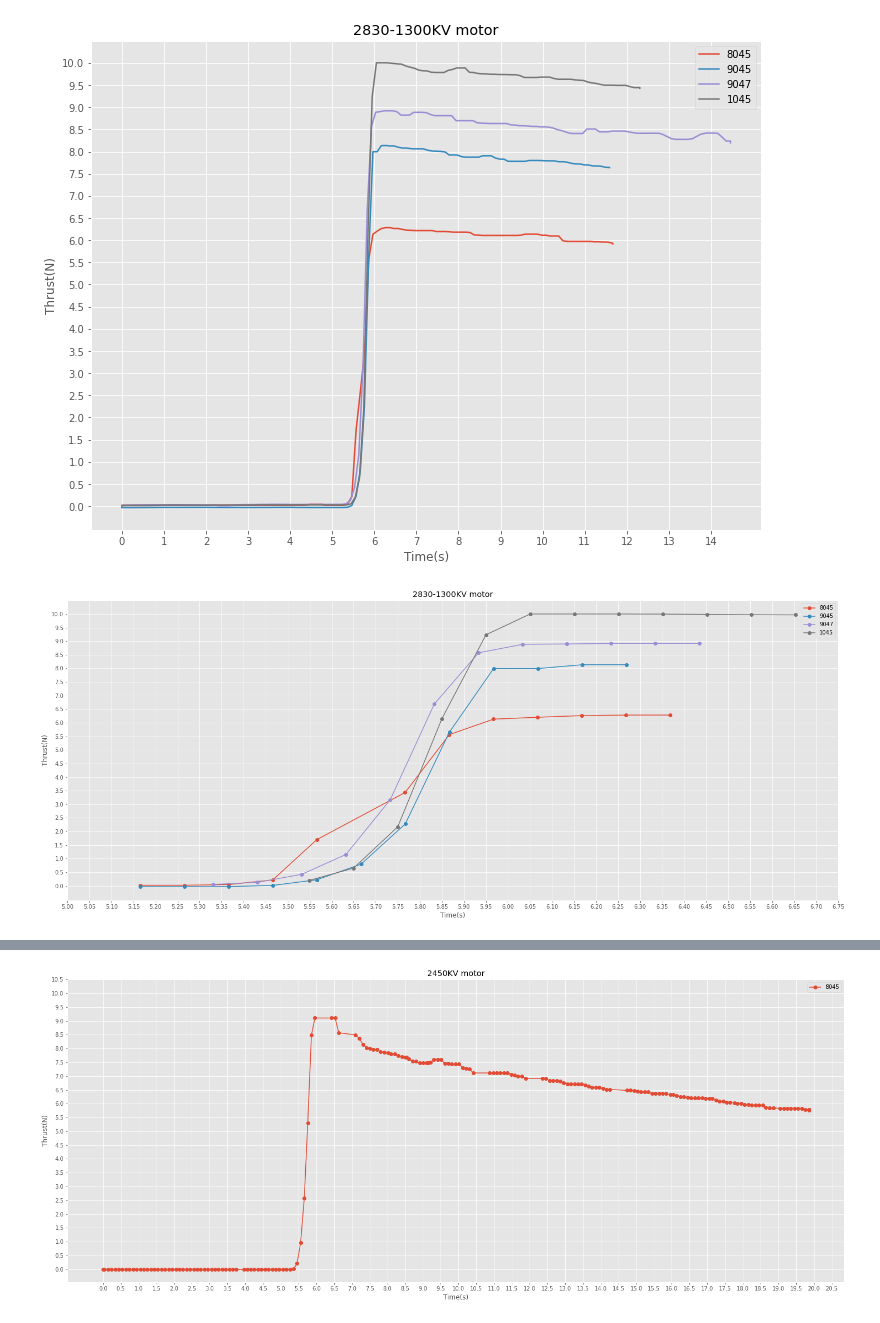
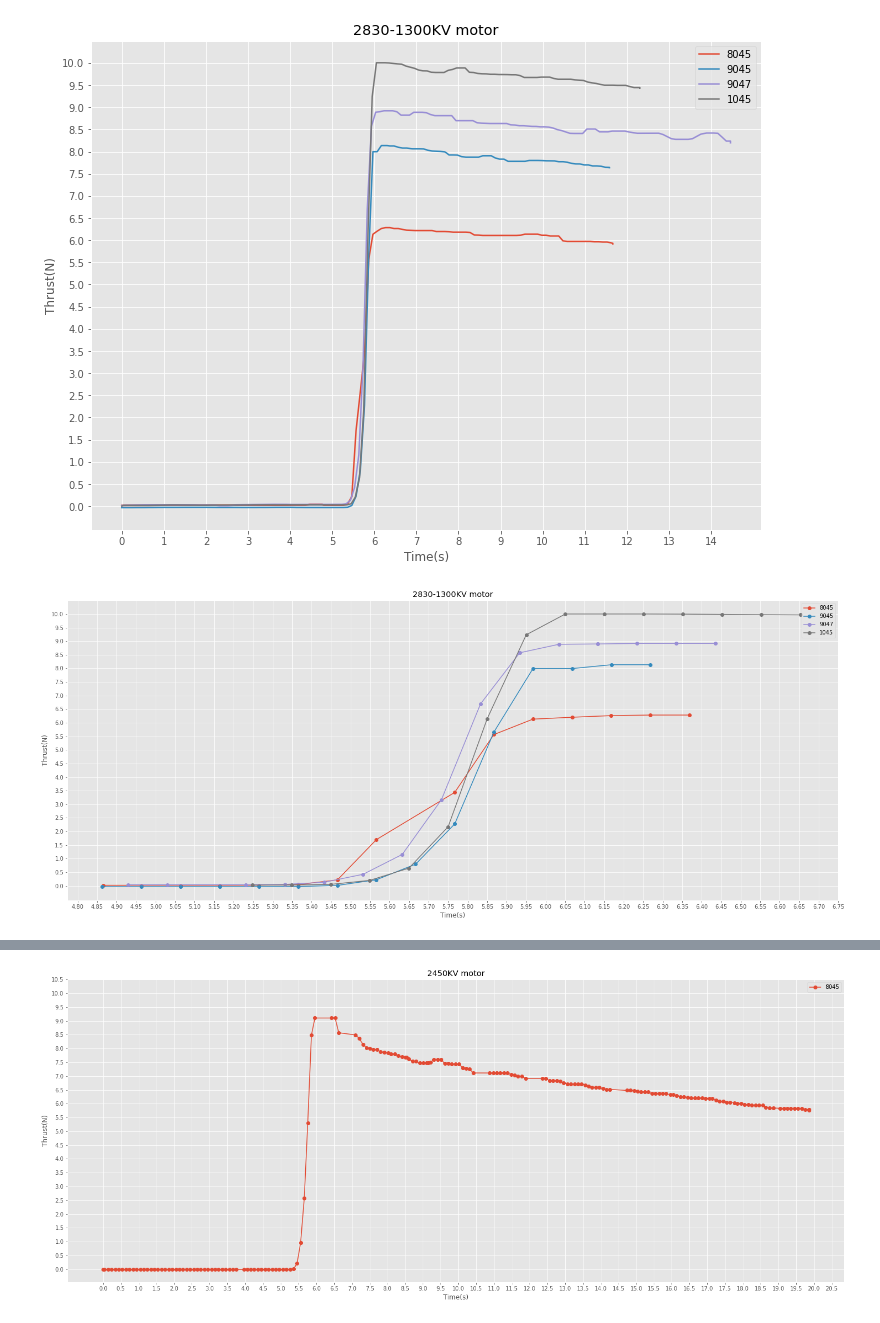
Before and after one commit to nmarks99/aero-capstone, a Jupyter notebook: thrust_test/nice_plots.ipynb, the cells around one changed output, grey strips where cells are left out. Saved outputs shown, nothing was run; the diff lists cells and outputs as text; code cells hidden in the pictures.

```diff
--- a/thrust_test/nice_plots.ipynb
+++ b/thrust_test/nice_plots.ipynb
@@ -49,17 +49,17 @@ plt.show()
 # %%
 labels = ["8045","9045", "9047","1045"]
 plt.style.use("ggplot")
 fig, ax = plt.subplots(figsize=(25,10))
 for i in range(len(purple_time)):
-    ax.plot(purple_time[i][53:65],purple_thrust[i][53:65],"-o",label=labels[i])
+    ax.plot(purple_time[i][50:65],purple_thrust[i][50:65],"-o",label=labels[i])
 ax.legend()
 ax.set(xlabel="Time(s)",ylabel="Thrust(N)",title="2830-1300KV motor")
-plt.xticks(np.arange(5,6.8,0.05))
+plt.xticks(np.arange(4.8,6.8,0.05))
 plt.yticks(np.arange(0,10.5,0.5))
 plt.savefig("purple_motor.png")
 plt.show()
 # %% [output]
-[figure, old version]
+[figure, new version]
 # %%
 motor_2550kv_paths = ["data/2550KV_motor/8045_90.txt", "data/2550KV_motor/9045.txt"]
 
```
Also changed, not shown: parts of 1 cell of this notebook, 2 other files.
